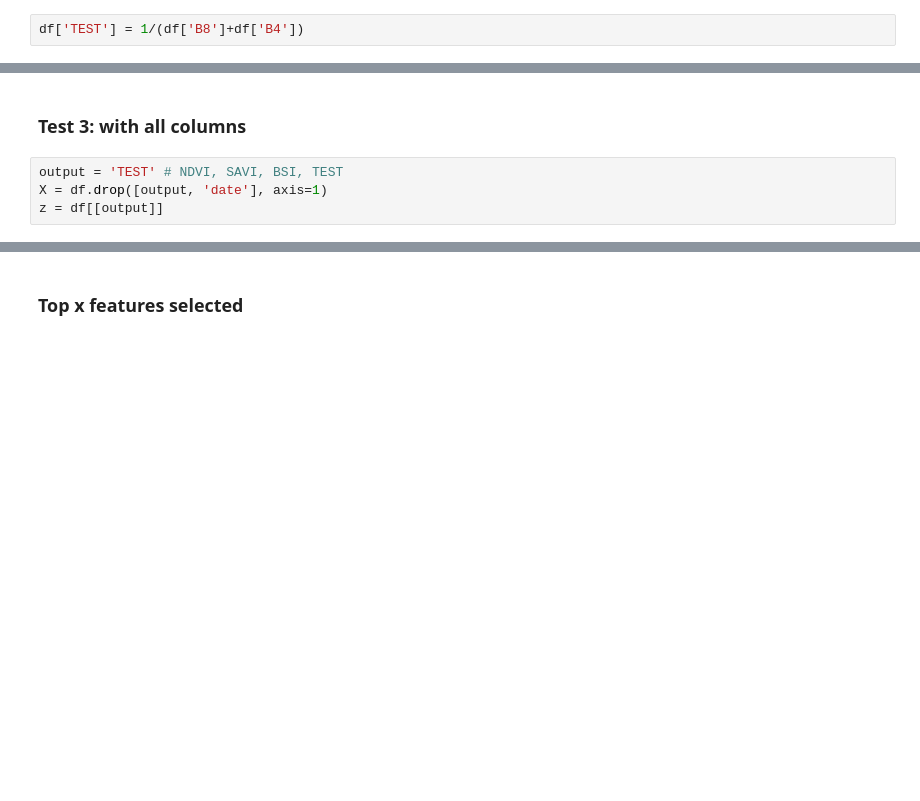
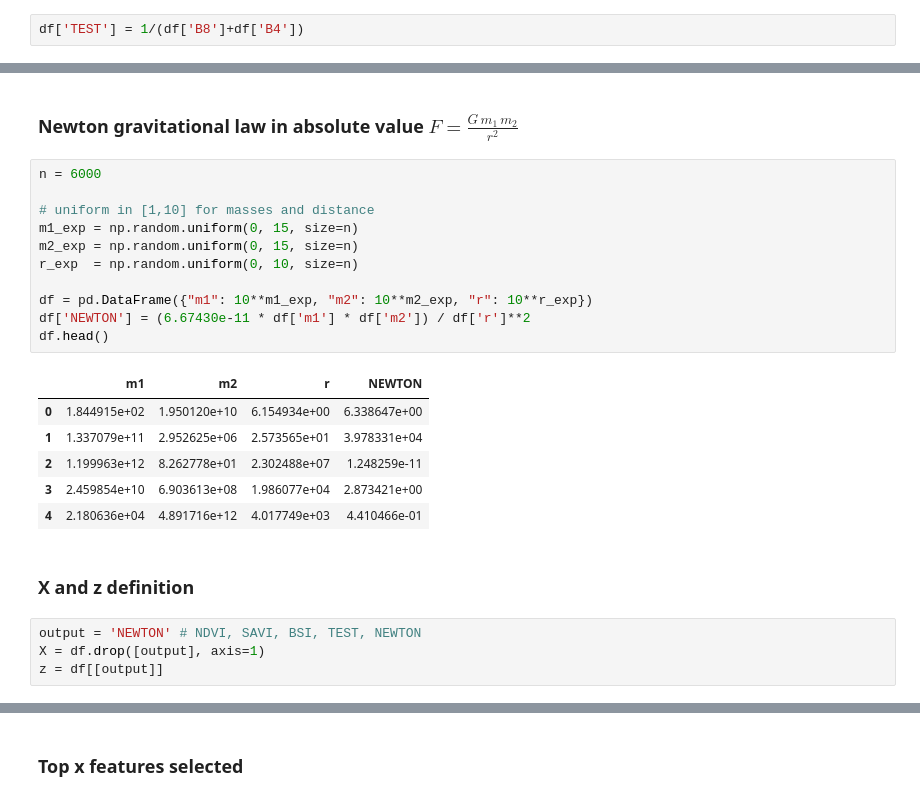
Before and after one commit to JulieKeisler/DRAGON, a Jupyter notebook: ref_notebook.ipynb, the cells around one changed output, grey strips where cells are left out. Saved outputs shown, nothing was run; the diff lists cells and outputs as text; blank space fills up the shorter version.

```diff
--- a/ref_notebook.ipynb
+++ b/ref_notebook.ipynb
@@ -66,6 +67,26 @@ df.head()
+# %% [markdown]
+### Newton gravitational law in absolute value $F = \frac{G \, m_1 \, m_2}{r^2}$
+# %%
+n = 6000
+
+# uniform in [1,10] for masses and distance
+m1_exp = np.random.uniform(0, 15, size=n)
+m2_exp = np.random.uniform(0, 15, size=n)
+r_exp  = np.random.uniform(0, 10, size=n)
+
+df = pd.DataFrame({"m1": 10**m1_exp, "m2": 10**m2_exp, "r": 10**r_exp})
+df['NEWTON'] = (6.67430e-11 * df['m1'] * df['m2']) / df['r']**2
+df.head()
+# %% [output]
+|  | m1 | m2 | r | NEWTON |
+| 0 | 1.844915e+02 | 1.950120e+10 | 6.154934e+00 | 6.338647e+00 |
+| 1 | 1.337079e+11 | 2.952625e+06 | 2.573565e+01 | 3.978331e+04 |
+| 2 | 1.199963e+12 | 8.262778e+01 | 2.302488e+07 | 1.248259e-11 |
+| 3 | 2.459854e+10 | 6.903613e+08 | 1.986077e+04 | 2.873421e+00 |
+| 4 | 2.180636e+04 | 4.891716e+12 | 4.017749e+03 | 4.410466e-01 |
 # %% [markdown]
-### Test 3: with all columns
+### X and z definition
 # %%
-output = 'TEST' # NDVI, SAVI, BSI, TEST
-X = df.drop([output, 'date'], axis=1)
+output = 'NEWTON' # NDVI, SAVI, BSI, TEST, NEWTON
+X = df.drop([output], axis=1)
 z = df[[output]]
```
Also changed, not shown: parts of 48 cells of this notebook.
